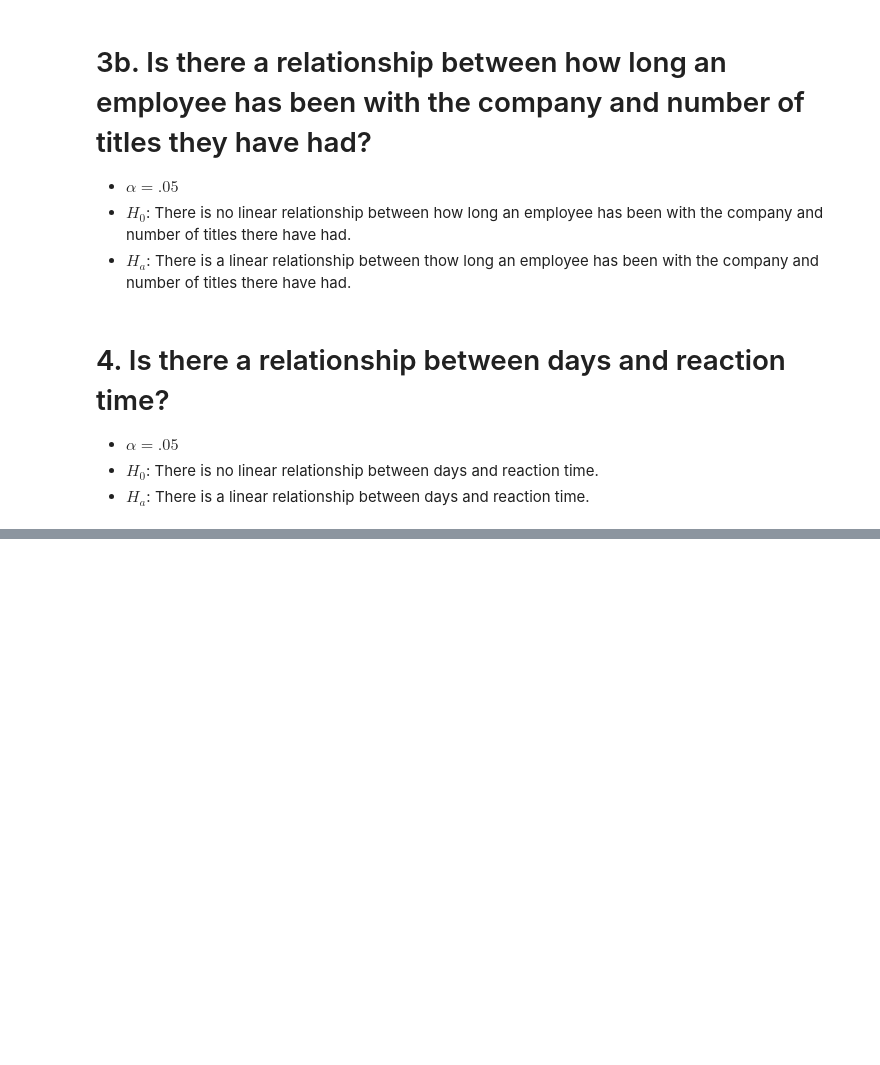
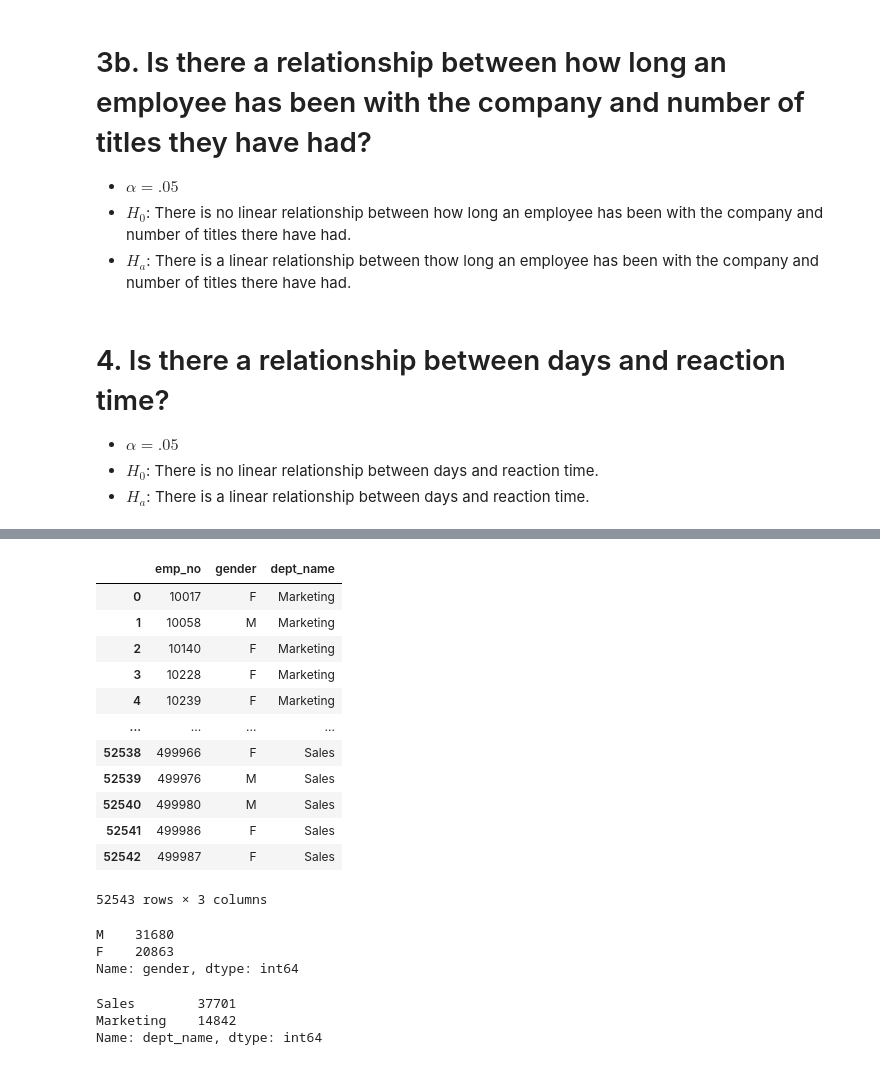
Before and after one commit to allantestaten/statistics-exercises, a Jupyter notebook: hypothesis_testing_exercises.ipynb, the cells around one changed output, grey strips where cells are left out. Cells and saved outputs as stored; diff of their text form; code cells hidden in the pictures; blank space fills up the shorter version.

```diff
--- a/hypothesis_testing_exercises.ipynb
+++ b/hypothesis_testing_exercises.ipynb
@@ -517,0 +612,41 @@ SyntaxError: invalid syntax (1344769718.py, line 1)
+# %%
+x = '''select emp_no, gender, dept_name
+        from employees
+            join dept_emp
+                using (emp_no)
+            join departments
+                using (dept_no)
+        where to_date = '9999-01-01'
+        and dept_name in ('Marketing','Sales')'''
+
+emp = make_db('employees', x)
+
+alpha = .05
+
+emp
+# %% [output]
+|  | emp_no | gender | dept_name |
+| 0 | 10017 | F | Marketing |
+| 1 | 10058 | M | Marketing |
+| 2 | 10140 | F | Marketing |
+| 3 | 10228 | F | Marketing |
+| 4 | 10239 | F | Marketing |
+| ... | ... | ... | ... |
+| 52538 | 499966 | F | Sales |
+| 52539 | 499976 | M | Sales |
+| 52540 | 499980 | M | Sales |
+| 52541 | 499986 | F | Sales |
+| 52542 | 499987 | F | Sales |
+52543 rows × 3 columns
+# %%
+emp.gender.value_counts()
+# %% [output]
+M    31680
+F    20863
+Name: gender, dtype: int64
+# %%
+emp.dept_name.value_counts()
+# %% [output]
+Sales        37701
+Marketing    14842
+Name: dept_name, dtype: int64
```
Also changed, not shown: parts of 81 cells of this notebook.
